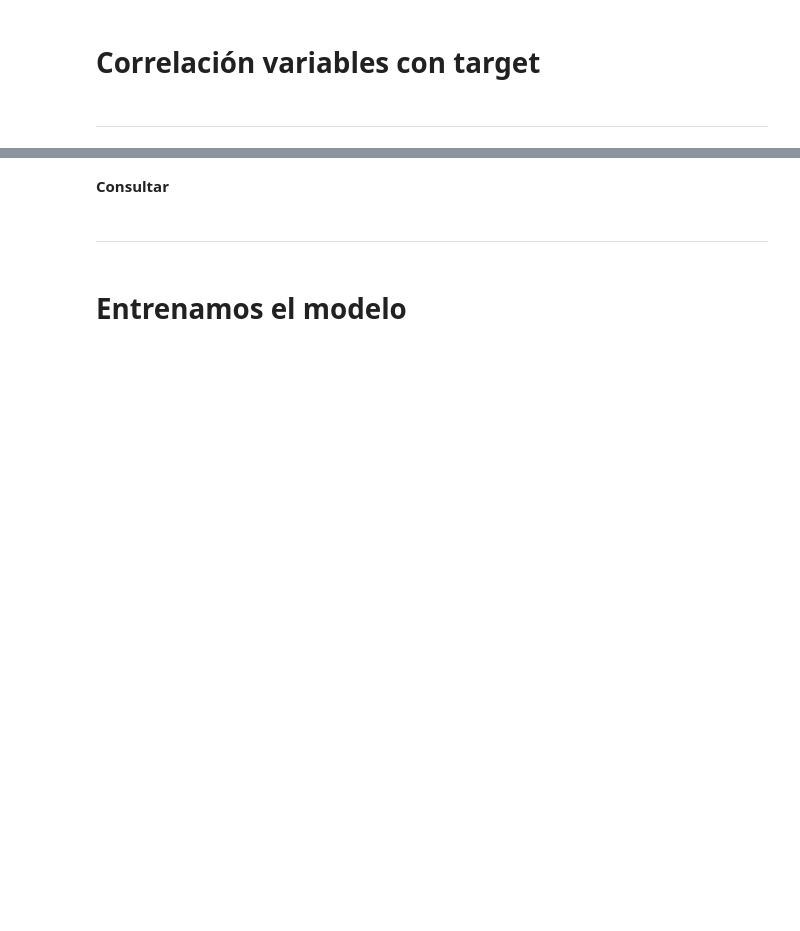
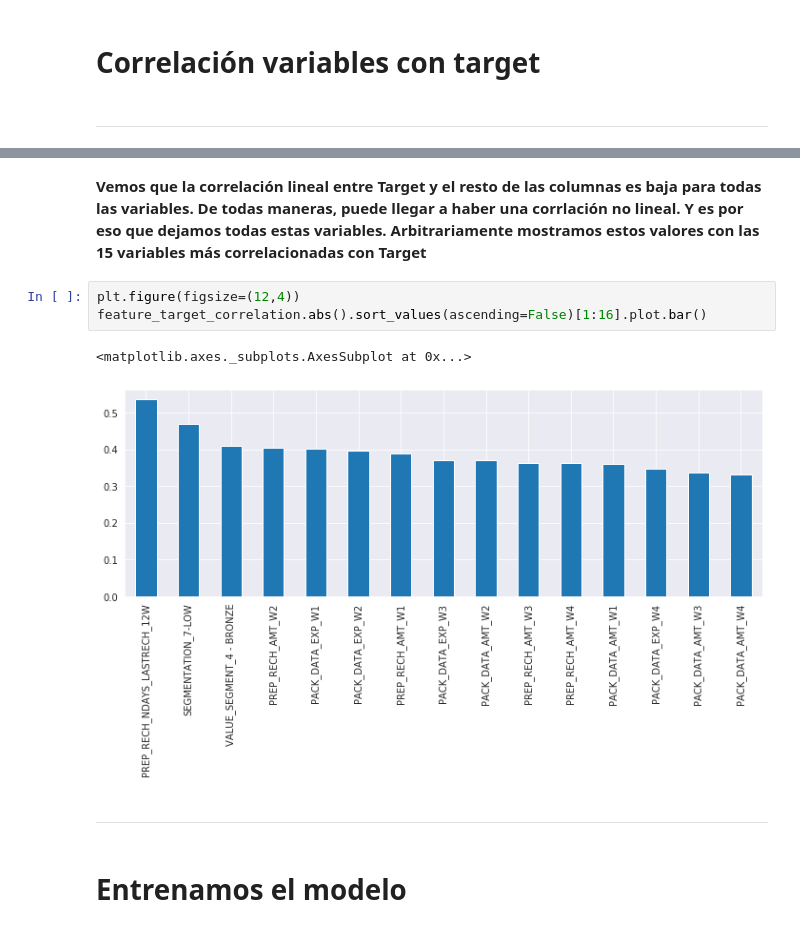
Before and after one commit to maurigarcia88/DiploDataScienceG7, a Jupyter notebook: Common/2_Cohorte_G7.ipynb, the cells around one changed output, grey strips where cells are left out. Cells and saved outputs as stored; diff of their text form; blank space fills up the shorter version.

Commit message:
notebook para entrega final

```diff
--- a/Common/2_Cohorte_G7.ipynb
+++ b/Common/2_Cohorte_G7.ipynb
@@ -1034,5 +1308,11 @@ feature_target_correlation.abs().sort_values(ascending=False)[0:15]
-# %% [markdown]
-**Consultar**
+# %% [markdown]
+**Vemos que la correlación lineal entre Target y el resto de las columnas es baja para todas las variables. De todas maneras, puede llegar a haber una corrlación no lineal. Y es por eso que dejamos todas estas variables. Arbitrariamente mostramos estos valores con las 15 variables más correlacionadas con Target**
+# %%
+plt.figure(figsize=(12,4))
+feature_target_correlation.abs().sort_values(ascending=False)[1:16].plot.bar()
+# %% [output]
+<matplotlib.axes._subplots.AxesSubplot at 0x...>
+[figure, added]
 # %% [markdown]
 ---
 # %% [markdown]
```
Also changed, not shown: parts of 62 cells of this notebook.
